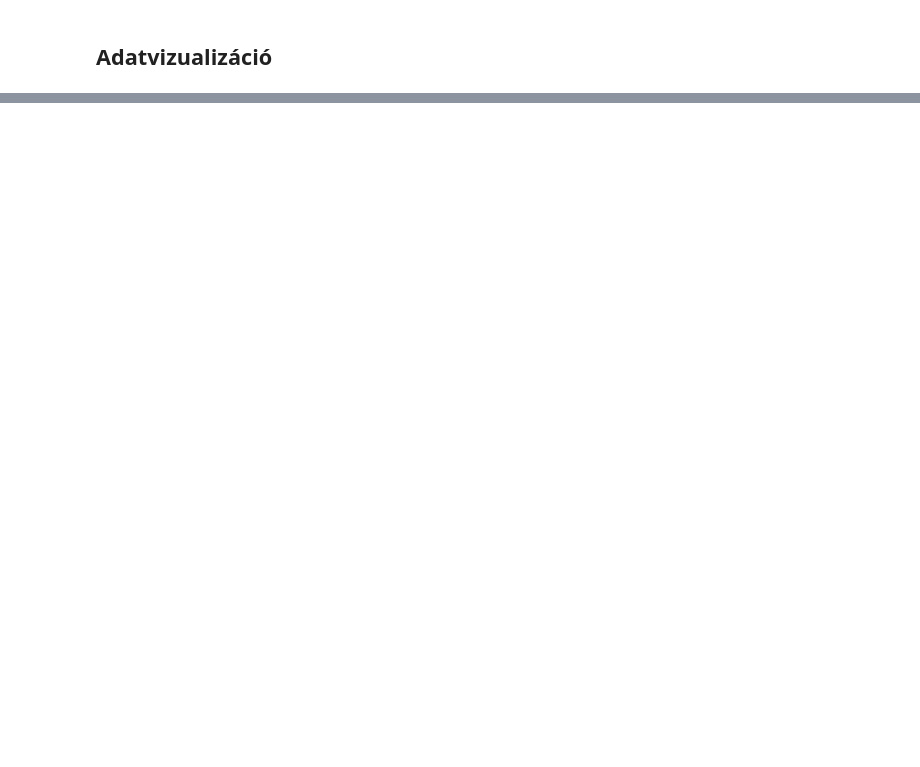
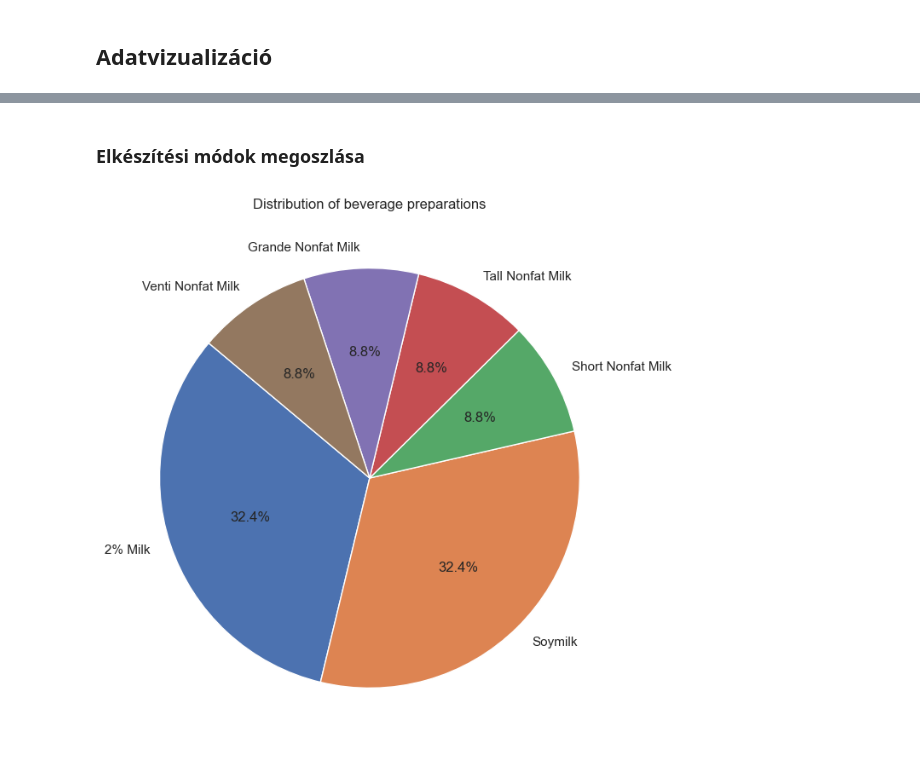
Before and after one commit to tothKarolyDavid/starbucks-data-analysis, a Jupyter notebook: NEPTUN_ASSIGNMENT.ipynb, the cells around one changed output, grey strips where cells are left out. Cells and saved outputs as stored; diff of their text form; code cells hidden in the pictures; blank space fills up the shorter version.

```diff
--- a/NEPTUN_ASSIGNMENT.ipynb
+++ b/NEPTUN_ASSIGNMENT.ipynb
@@ -54,0 +147,12 @@ df.head(5)
+# %% [markdown]
+### Elkészítési módok megoszlása
+# %%
+beverage_prep_counts = data['Beverage_prep'].value_counts()
+
+plt.figure(figsize=(10, 8))
+beverage_prep_counts.plot(kind='pie', autopct='%1.1f%%', startangle=140)
+plt.title('Distribution of beverage preparations')
+plt.ylabel('')
+plt.show()
+# %% [output]
+[figure, added]
```
Also changed, not shown: parts of 26 cells of this notebook.
